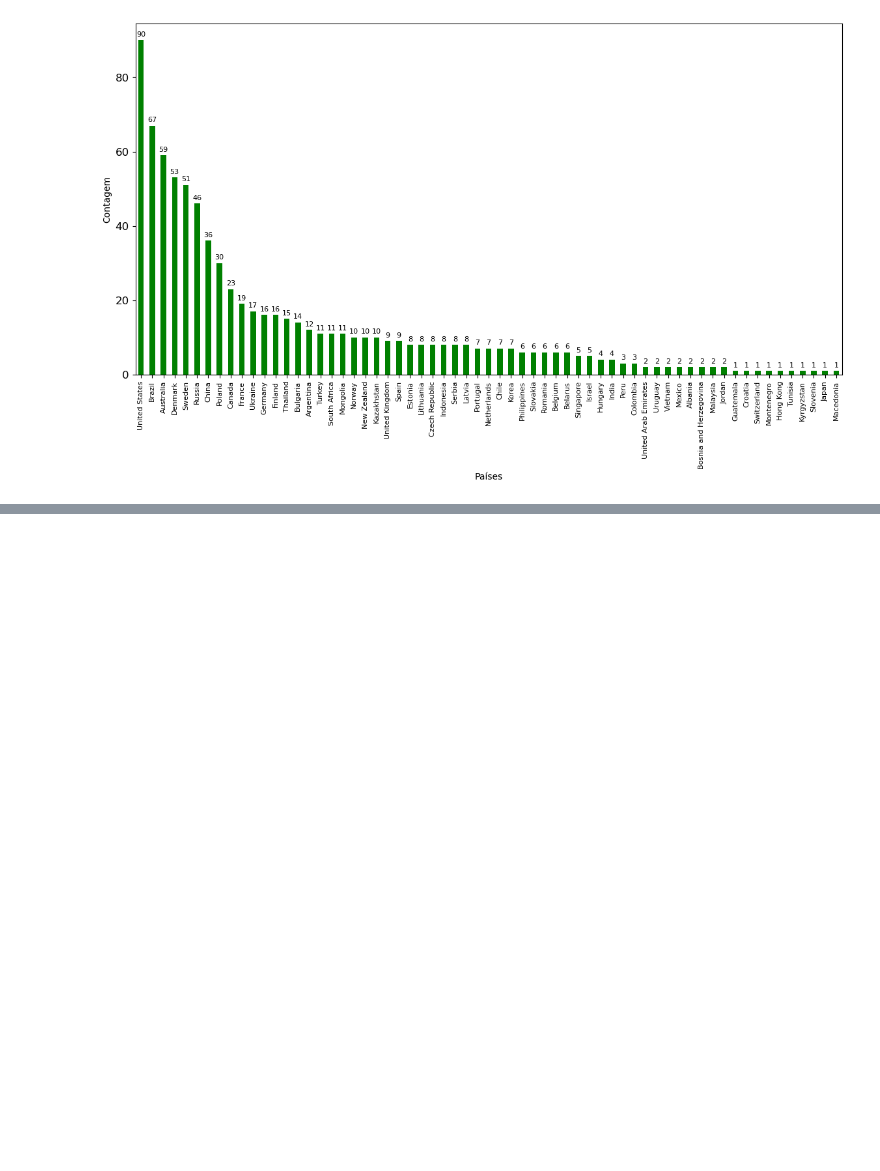
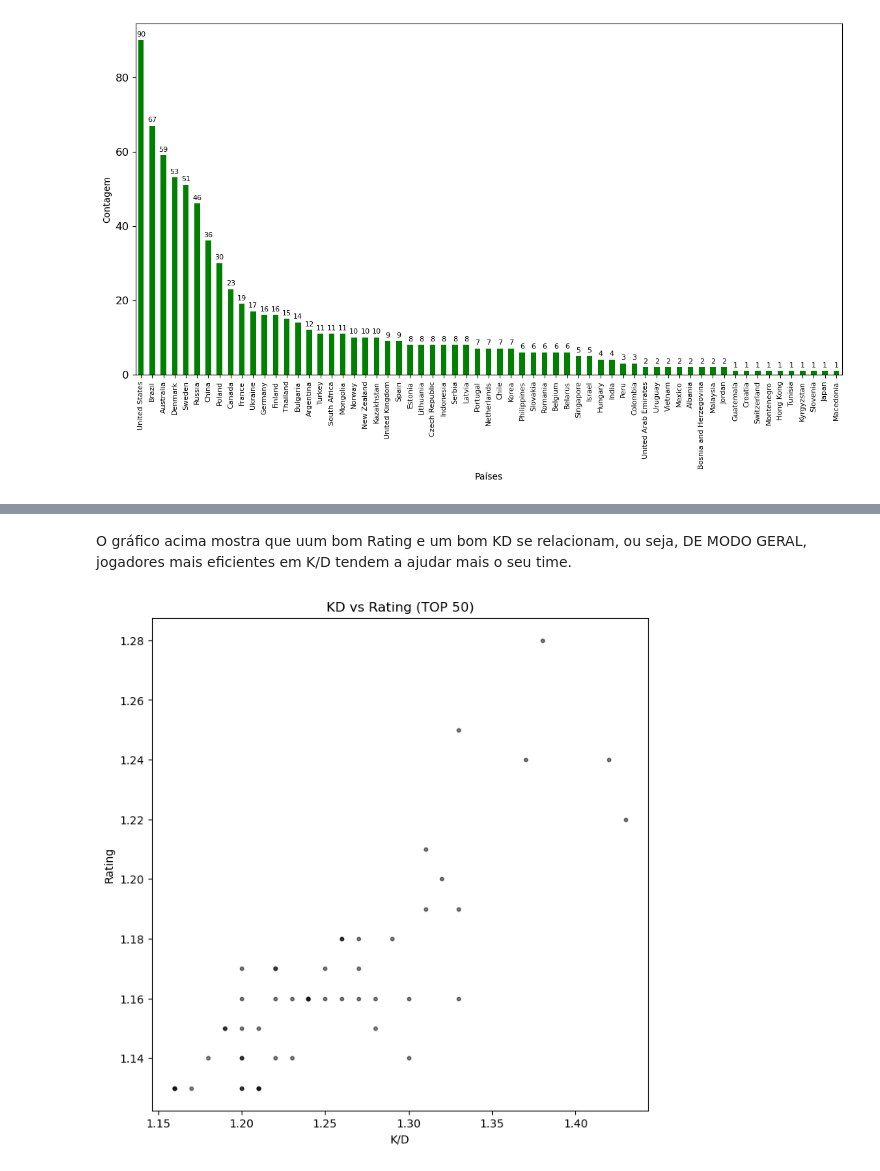
Before and after one commit to detauportuno/CSGO_Analise, a Jupyter notebook: CSGO_analise.ipynb, the cells around one changed output, grey strips where cells are left out. Saved outputs shown, nothing was run; the diff lists cells and outputs as text; code cells hidden in the pictures; blank space fills up the shorter version.

```diff
--- a/CSGO_analise.ipynb
+++ b/CSGO_analise.ipynb
@@ -153,0 +216,16 @@ plt.show()
+# %% [markdown]
+O gráfico acima mostra que uum bom Rating e um bom KD se relacionam, ou seja, DE MODO GERAL, jogadores mais eficientes em K/D tendem a ajudar mais o seu time.
+# %%
+df6 = df.head(50)
+
+plt.figure(figsize=(8,8))
+
+plt.scatter(df6['kd'], df6['rating'], color='black', alpha=0.5, s=10)
+
+plt.title('KD vs Rating (TOP 50)')
+plt.xlabel('K/D')
+plt.ylabel('Rating')
+
+plt.show()
+# %% [output]
+[figure, added]
```
Also changed, not shown: parts of 11 cells of this notebook.
